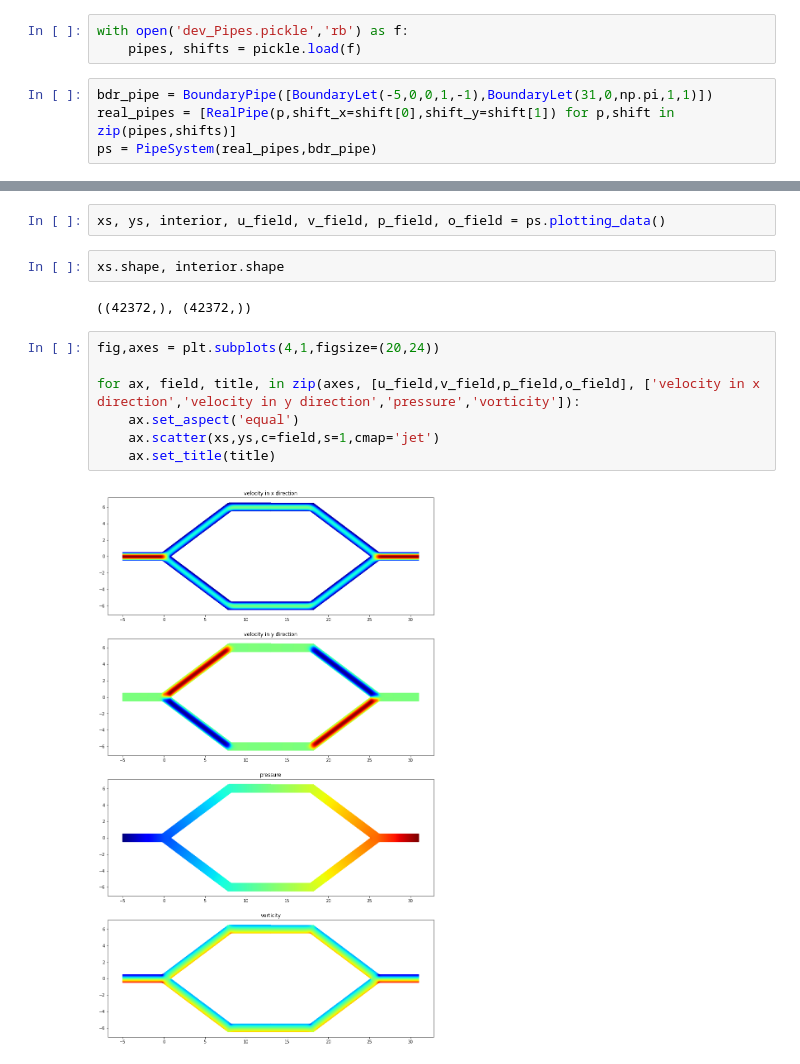
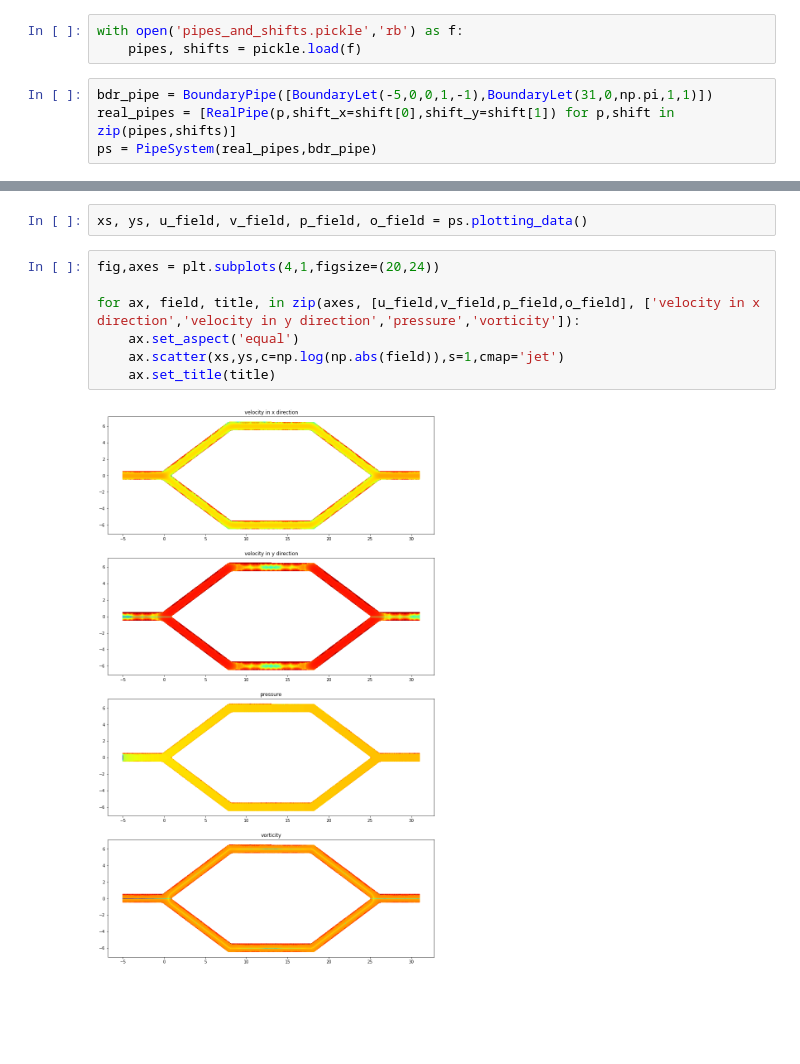
Before and after one commit to WangHaiYang874/stokes2d, a Jupyter notebook: exp1/draw graphs.ipynb, the cells around one changed output, grey strips where cells are left out. Drawn from its saved outputs; the diff is of its cells as text; blank space fills up the shorter version.

```diff
--- a/exp1/draw graphs.ipynb
+++ b/exp1/draw graphs.ipynb
@@ -13,7 +13,7 @@ from pipe_system import PipeSystem
 from abstract_pipe import *
 from pipe_system.let_index import LetIndex
 # %%
-with open('dev_Pipes.pickle','rb') as f:
+with open('pipes_and_shifts.pickle','rb') as f:
     pipes, shifts = pickle.load(f)
 # %%
 bdr_pipe = BoundaryPipe([BoundaryLet(-5,0,0,1,-1),BoundaryLet(31,0,np.pi,1,1)])
@@ -33,17 +33,13 @@ for a,i,j,c in zip(range(10),pipes,shifts,color):
 # %% [output]
 [figure]
 # %%
-xs, ys, interior, u_field, v_field, p_field, o_field = ps.plotting_data()
+xs, ys, u_field, v_field, p_field, o_field = ps.plotting_data()
-# %%
-xs.shape, interior.shape
-# %% [output]
-((42372,), (42372,))
 # %%
 fig,axes = plt.subplots(4,1,figsize=(20,24))
 
 for ax, field, title, in zip(axes, [u_field,v_field,p_field,o_field], ['velocity in x direction','velocity in y direction','pressure','vorticity']):
     ax.set_aspect('equal')
-    ax.scatter(xs,ys,c=field,s=1,cmap='jet')
+    ax.scatter(xs,ys,c=np.log(np.abs(field)),s=1,cmap='jet')
     ax.set_title(title)
 # %% [output]
-[figure, old version]
+[figure, new version]
```
Also changed, not shown: parts of 2 cells of this notebook, 7 other files.
